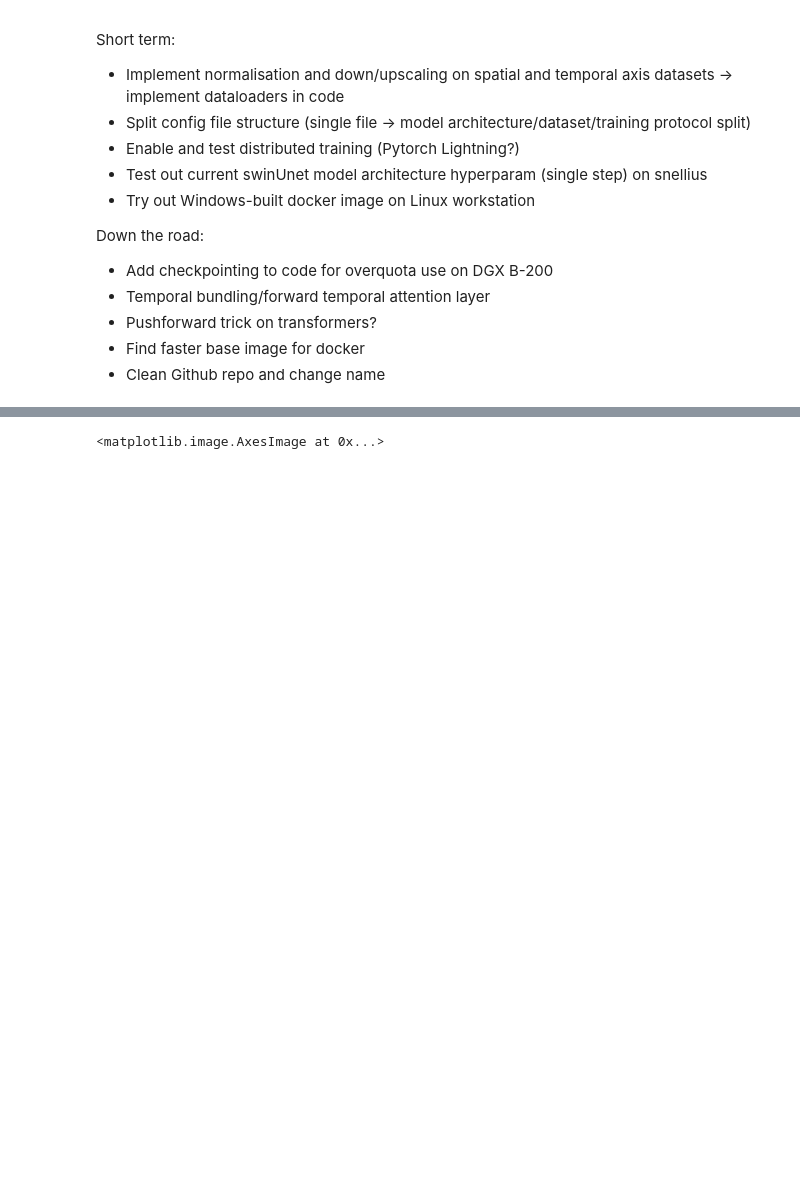
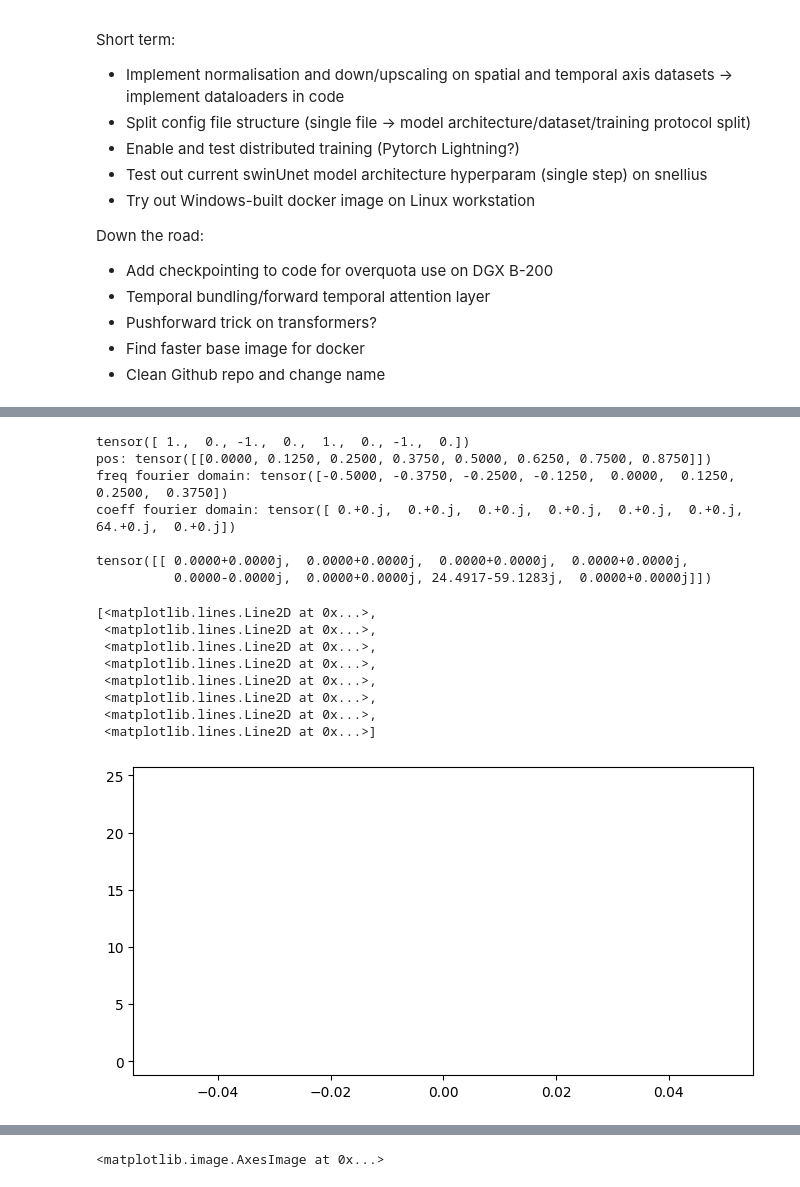
Before and after one commit to tpharmsen/AutoregressiveNeuralOperators, a Jupyter notebook: test.ipynb, the cells around one changed output, grey strips where cells are left out. Saved outputs shown, nothing was run; the diff lists cells and outputs as text; code cells hidden in the pictures; blank space fills up the shorter version.

```diff
--- a/test.ipynb
+++ b/test.ipynb
@@ -236,0 +163,64 @@ plt.show()
+# %%
+signal = torch.tensor([1,0,-1,0,1,0,-1,0]).float()
+
+print(signal)
+signal_fft = torch.fft.fft(signal)
+signal_fft = torch.fft.fftshift(signal_fft)
+signal_fft = signal_fft[:4]
+upscaled = torch.zeros(len(signal), dtype=torch.complex64)
+upscaled[:4] = signal_fft*2
+#print('freq domain:', upscaled)
+#upscaled[0] += 0.1
+signal_fft = torch.fft.ifftshift(upscaled)
+signal = torch.fft.ifft(signal_fft, norm='forward')
+#print(signal_fft)
+signal.real
+
+pos = torch.tensor([[0,1,2,3,4,5,6,7]]).float() /8
+freq_x = torch.linspace(-0.5, 0.375, 8).float()
+freq_coeff = torch.tensor([0,0,0,0,0,1,0,0]).float()
+freq_coeff = torch.fft.fft(signal)
+print('pos:', pos)
+print('freq fourier domain:', freq_x)
+print('coeff fourier domain:', freq_coeff)
+freq_x = torch.fft.ifftshift(freq_x)
+#x = signal_fft
+#freq_x = torch.linspace(-0.5, 0.5, 8).float()
+#freq_x = torch.fft.fftfreq(8)
+#print(freq_x)
+#freq_x = torch.fft.fftshift(freq_x)
+#print(freq_x)
+
+#freq_x = torch.fft.fftshift(freq_x)
+#print(freq_x)
+#freq_x = torch.fft.ifftshift(freq_x)
+#print(freq_x)
+
+#np.dot(x, np.exp(2j * np.pi * freq_x)).real
+#torch.dot(x, torch.exp(2j * np.pi * freq_x * pos)).real
+#x * torch.exp(2j * np.pi * torch.dot(freq_x, pos)).real
+# x is the signal in the frequency domain
+# freq_x is the frequency domain
+# pos is the position in the normal domain
+test = freq_coeff * torch.exp(2j * torch.pi * freq_x * pos)
+print()
+print(test)
+fig, ax = plt.subplots(1,1, figsize=(8,4))
+ax.plot(test)
+# %% [output]
+tensor([ 1.,  0., -1.,  0.,  1.,  0., -1.,  0.])
+pos: tensor([[0.0000, 0.1250, 0.2500, 0.3750, 0.5000, 0.6250, 0.7500, 0.8750]])
+freq fourier domain: tensor([-0.5000, -0.3750, -0.2500, -0.1250,  0.0000,  0.1250,  0.2500,  0.3750])
+coeff fourier domain: tensor([ 0.+0.j,  0.+0.j,  0.+0.j,  0.+0.j,  0.+0.j,  0.+0.j, 64.+0.j,  0.+0.j])
+
+tensor([[ 0.0000+0.0000j,  0.0000+0.0000j,  0.0000+0.0000j,  0.0000+0.0000j,
+          0.0000-0.0000j,  0.0000+0.0000j, 24.4917-59.1283j,  0.0000+0.0000j]])
+[<matplotlib.lines.Line2D at 0x...>,
+ <matplotlib.lines.Line2D at 0x...>,
+ <matplotlib.lines.Line2D at 0x...>,
+ <matplotlib.lines.Line2D at 0x...>,
+ <matplotlib.lines.Line2D at 0x...>,
+ <matplotlib.lines.Line2D at 0x...>,
+ <matplotlib.lines.Line2D at 0x...>,
+ <matplotlib.lines.Line2D at 0x...>]
+[figure, added]
```
Also changed, not shown: parts of 12 cells of this notebook.
